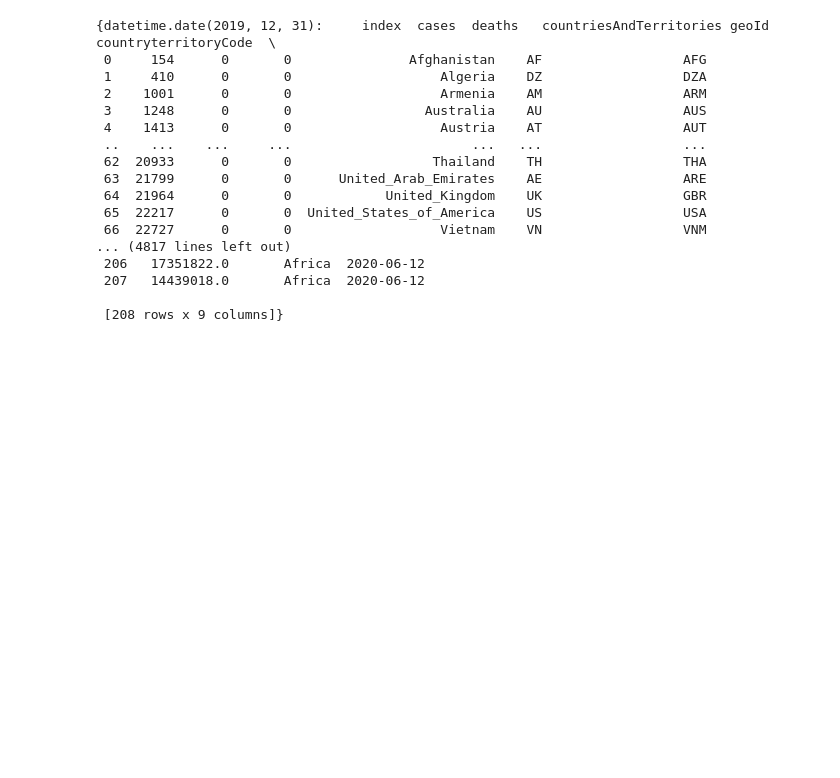
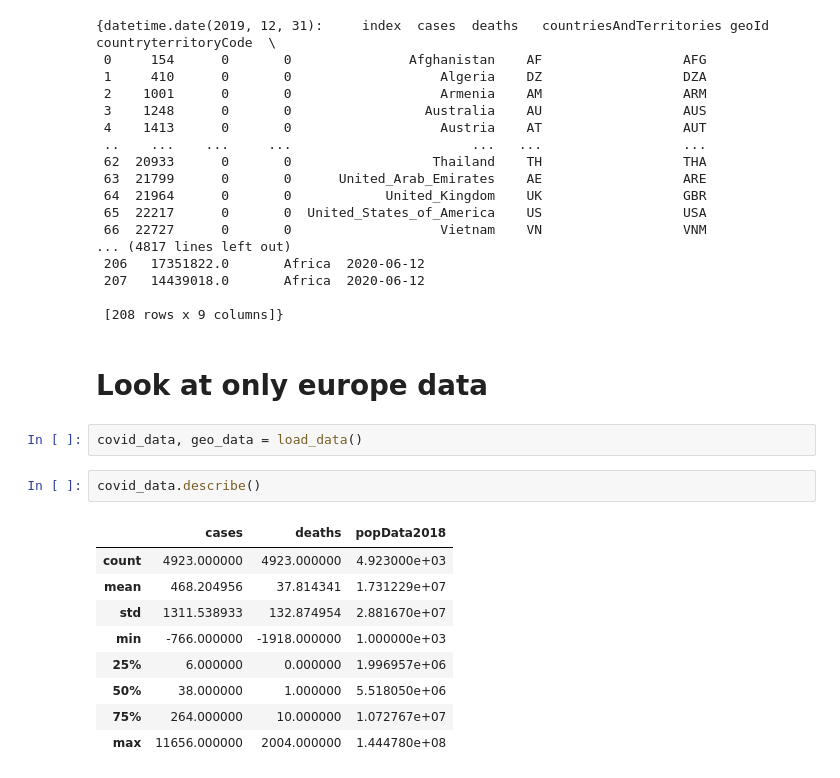
Before and after one commit to slycer93/visualize_covid-19, a Jupyter notebook: data_preprocessiong.ipynb, the cells around one changed output. Cells and saved outputs as stored; diff of their text form; blank space fills up the shorter version.

Commit message:
look at only european data

```diff
--- a/data_preprocessiong.ipynb
+++ b/data_preprocessiong.ipynb
@@ -109,3 +111,19 @@ data
  207   14439018.0       Africa  2020-06-12
 
  [208 rows x 9 columns]}
+# %% [markdown]
+# Look at only europe data
+# %%
+covid_data, geo_data = load_data()
+# %%
+covid_data.describe()
+# %% [output]
+|  | cases | deaths | popData2018 |
+| count | 4923.000000 | 4923.000000 | 4.923000e+03 |
+| mean | 468.204956 | 37.814341 | 1.731229e+07 |
+| std | 1311.538933 | 132.874954 | 2.881670e+07 |
+| min | -766.000000 | -1918.000000 | 1.000000e+03 |
+| 25% | 6.000000 | 0.000000 | 1.996957e+06 |
+| 50% | 38.000000 | 1.000000 | 5.518050e+06 |
+| 75% | 264.000000 | 10.000000 | 1.072767e+07 |
+| max | 11656.000000 | 2004.000000 | 1.444780e+08 |
```
Also changed, not shown: parts of 3 cells of this notebook.
